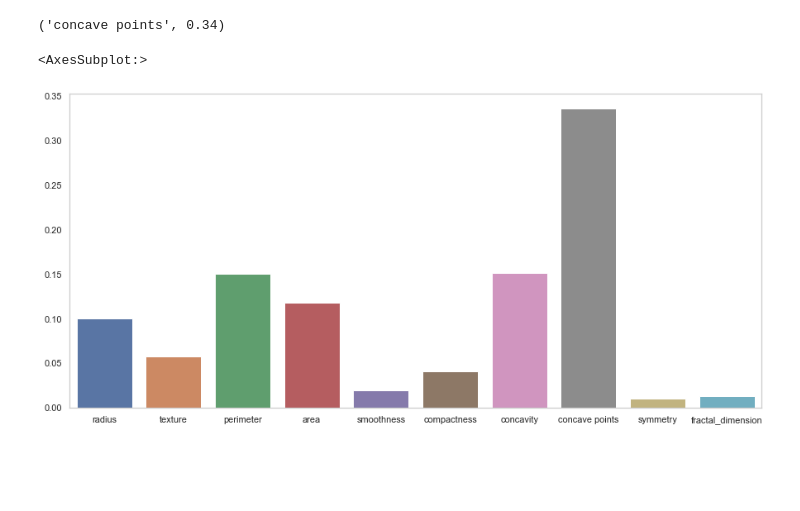
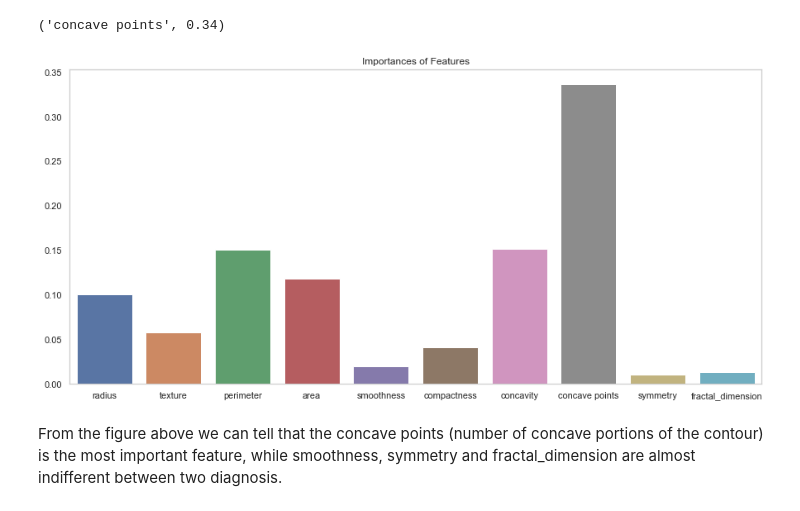
Before and after one commit to claudiazi/UdacityDataScientistNanoDegree, a Jupyter notebook: Projects/data_scientist_blog/breast-cancer.ipynb, the cells around one changed output. Cells and saved outputs as stored; diff of their text form; code cells hidden in the pictures; blank space fills up the shorter version.

```diff
--- a/Projects/data_scientist_blog/breast-cancer.ipynb
+++ b/Projects/data_scientist_blog/breast-cancer.ipynb
@@ -198,6 +227,8 @@ feature_importances[0]
 ('concave points', 0.34)
 # %%
 sns.barplot(x=feature_list, y=importances)
+plt.title("Importances of Features");
 # %% [output]
-<AxesSubplot:>
-[figure, old version]
+[figure, new version]
+# %% [markdown]
+From the figure above we can tell that the concave points (number of concave portions of the contour) is the most important feature, while smoothness, symmetry and fractal_dimension are almost indifferent between two diagnosis.
```
Also changed, not shown: parts of 8 cells of this notebook, 1 other file.
